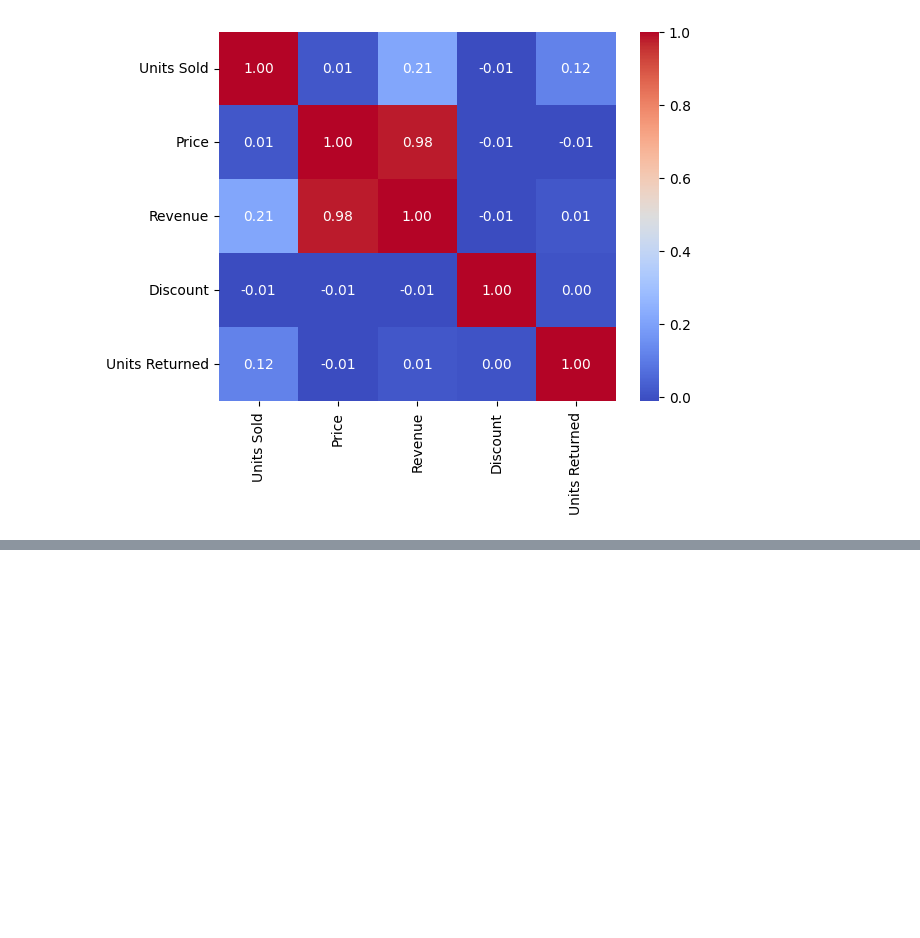
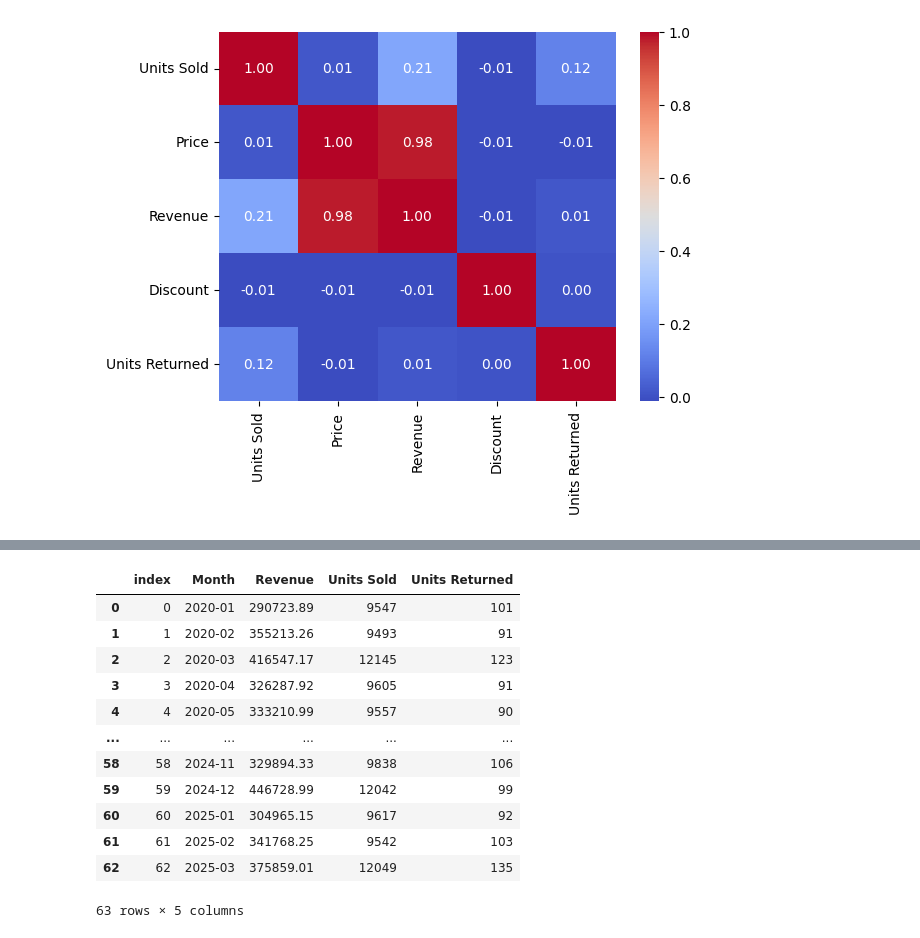
Before and after one commit to Mohamed-Shaheedullah/supplement-sales-EDA, a Jupyter notebook: supplement-sales-analysis.ipynb, the cells around one changed output, grey strips where cells are left out. Saved outputs shown, nothing was run; the diff lists cells and outputs as text; code cells hidden in the pictures; blank space fills up the shorter version.

```diff
--- a/supplement-sales-analysis.ipynb
+++ b/supplement-sales-analysis.ipynb
@@ -191,0 +212,16 @@ fig.show()
+# %%
+monthly.reset_index()
+# %% [output]
+|  | index | Month | Revenue | Units Sold | Units Returned |
+| 0 | 0 | 2020-01 | 290723.89 | 9547 | 101 |
+| 1 | 1 | 2020-02 | 355213.26 | 9493 | 91 |
+| 2 | 2 | 2020-03 | 416547.17 | 12145 | 123 |
+| 3 | 3 | 2020-04 | 326287.92 | 9605 | 91 |
+| 4 | 4 | 2020-05 | 333210.99 | 9557 | 90 |
+| ... | ... | ... | ... | ... | ... |
+| 58 | 58 | 2024-11 | 329894.33 | 9838 | 106 |
+| 59 | 59 | 2024-12 | 446728.99 | 12042 | 99 |
+| 60 | 60 | 2025-01 | 304965.15 | 9617 | 92 |
+| 61 | 61 | 2025-02 | 341768.25 | 9542 | 103 |
+| 62 | 62 | 2025-03 | 375859.01 | 12049 | 135 |
+63 rows × 5 columns
```
Also changed, not shown: parts of 8 cells of this notebook.
